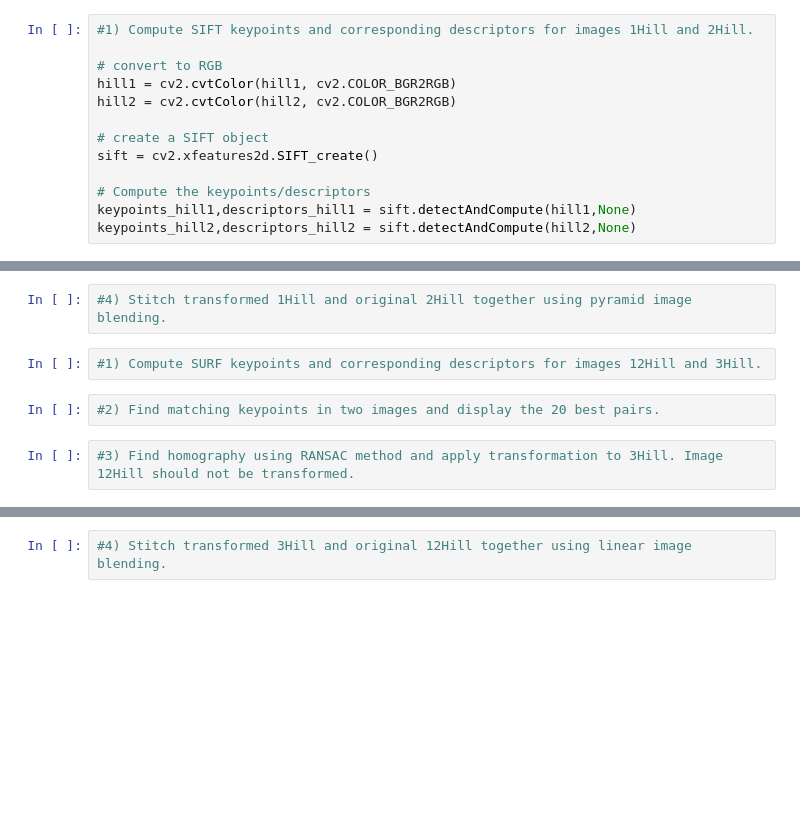
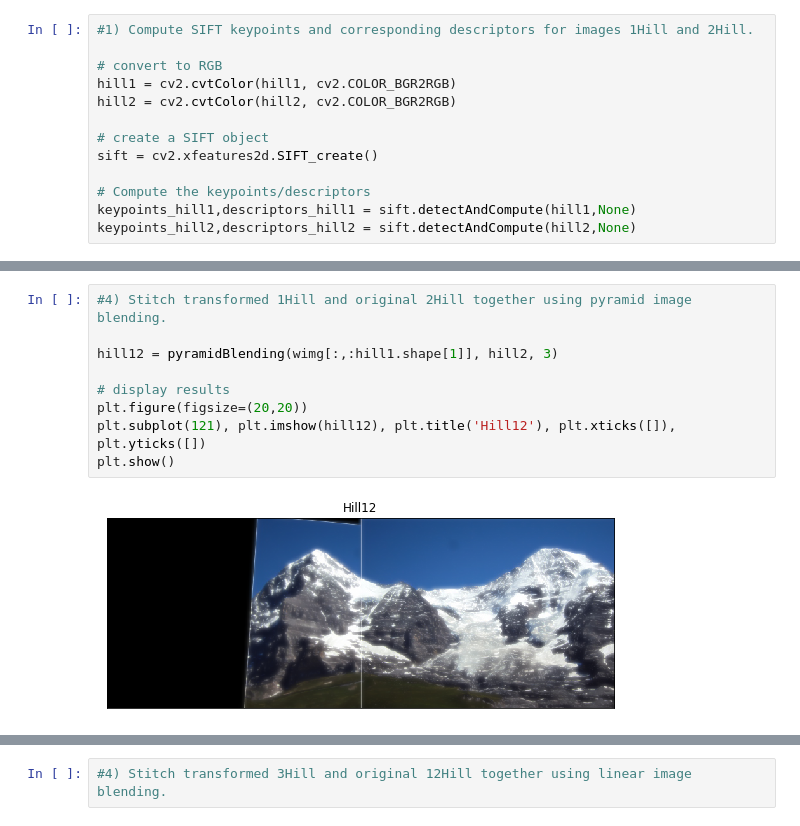
Before and after one commit to FilipBernevec/ecse-415, a Jupyter notebook: assignment2/stitching.ipynb, the cells around one changed output, grey strips where cells are left out. Drawn from its saved outputs; the diff is of its cells as text; blank space fills up the shorter version.

```diff
--- a/assignment2/stitching.ipynb
+++ b/assignment2/stitching.ipynb
@@ -106,8 +156,11 @@ plt.show()
 # %%
 #4) Stitch transformed 1Hill and original 2Hill together using pyramid image blending.
+
+hill12 = pyramidBlending(wimg[:,:hill1.shape[1]], hill2, 3)
+
+# display results
+plt.figure(figsize=(20,20))
+plt.subplot(121), plt.imshow(hill12), plt.title('Hill12'), plt.xticks([]), plt.yticks([])
+plt.show()
+# %% [output]
+[figure, added]
-# %%
-#1) Compute SURF keypoints and corresponding descriptors for images 12Hill and 3Hill.
-# %%
-#2) Find matching keypoints in two images and display the 20 best pairs.
-# %%
-#3) Find homography using RANSAC method and apply transformation to 3Hill. Image 12Hill should not be transformed.
```
Also changed, not shown: parts of 10 cells of this notebook, 9 other files.
